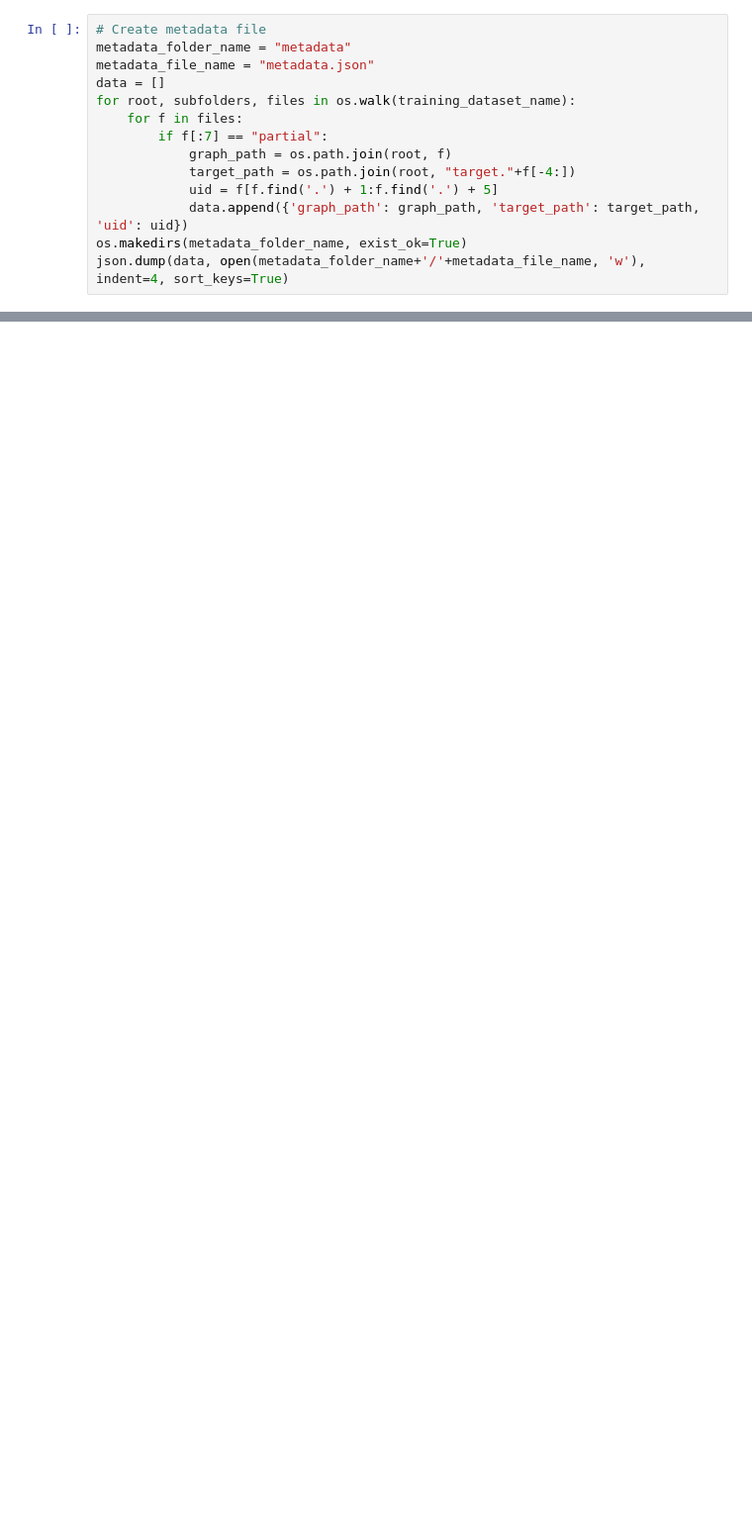
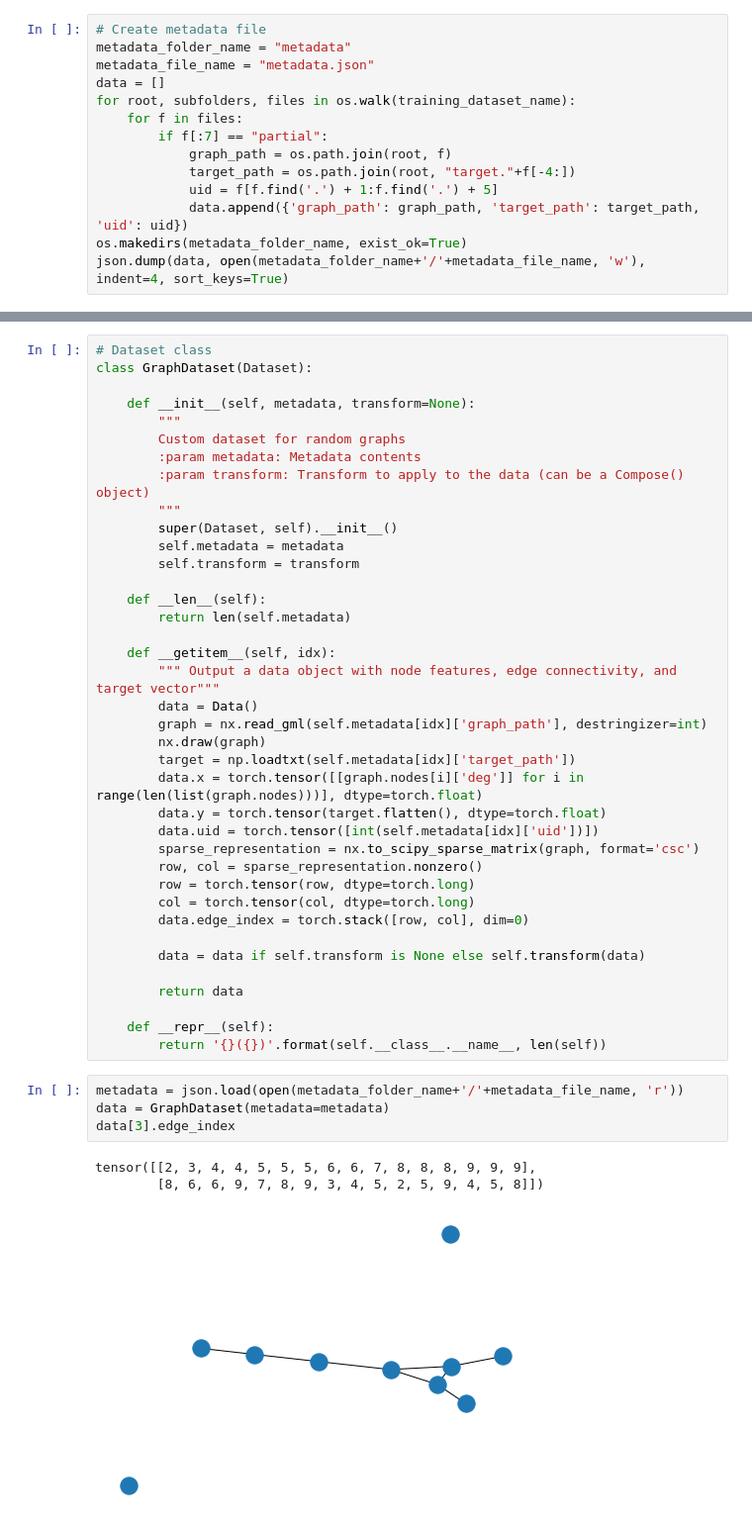
Before and after one commit to ks8/machine-learning-for-structure, a Jupyter notebook: mol-inverse-implementation.ipynb, the cells around one changed output, grey strips where cells are left out. Shown: that part at 99% size. Cells and saved outputs as stored; diff of their text form; blank space fills up the shorter version.

```diff
--- a/mol-inverse-implementation.ipynb
+++ b/mol-inverse-implementation.ipynb
@@ -113,0 +333,46 @@ json.dump(data, open(metadata_folder_name+'/'+metadata_file_name, 'w'), indent=4
+# %%
+# Dataset class
+class GraphDataset(Dataset):
+
+    def __init__(self, metadata, transform=None):
+        """
+        Custom dataset for random graphs
+        :param metadata: Metadata contents
+        :param transform: Transform to apply to the data (can be a Compose() object)
+        """
+        super(Dataset, self).__init__()
+        self.metadata = metadata
+        self.transform = transform
+
+    def __len__(self):
+        return len(self.metadata)
+
+    def __getitem__(self, idx):
+        """ Output a data object with node features, edge connectivity, and target vector"""
+        data = Data()
+        graph = nx.read_gml(self.metadata[idx]['graph_path'], destringizer=int)
+        nx.draw(graph)
+        target = np.loadtxt(self.metadata[idx]['target_path'])
+        data.x = torch.tensor([[graph.nodes[i]['deg']] for i in range(len(list(graph.nodes)))], dtype=torch.float)
+        data.y = torch.tensor(target.flatten(), dtype=torch.float)
+        data.uid = torch.tensor([int(self.metadata[idx]['uid'])])
+        sparse_representation = nx.to_scipy_sparse_matrix(graph, format='csc')
+        row, col = sparse_representation.nonzero()
+        row = torch.tensor(row, dtype=torch.long)
+        col = torch.tensor(col, dtype=torch.long)
+        data.edge_index = torch.stack([row, col], dim=0)
+
+        data = data if self.transform is None else self.transform(data)
+
+        return data
+
+    def __repr__(self):
+        return '{}({})'.format(self.__class__.__name__, len(self))
+# %%
+metadata = json.load(open(metadata_folder_name+'/'+metadata_file_name, 'r'))
+data = GraphDataset(metadata=metadata)
+data[3].edge_index
+# %% [output]
+tensor([[2, 3, 4, 4, 5, 5, 5, 6, 6, 7, 8, 8, 8, 9, 9, 9],
+        [8, 6, 6, 9, 7, 8, 9, 3, 4, 5, 2, 5, 9, 4, 5, 8]])
+[figure, added]
```
Also changed, not shown: parts of 9 cells of this notebook.
